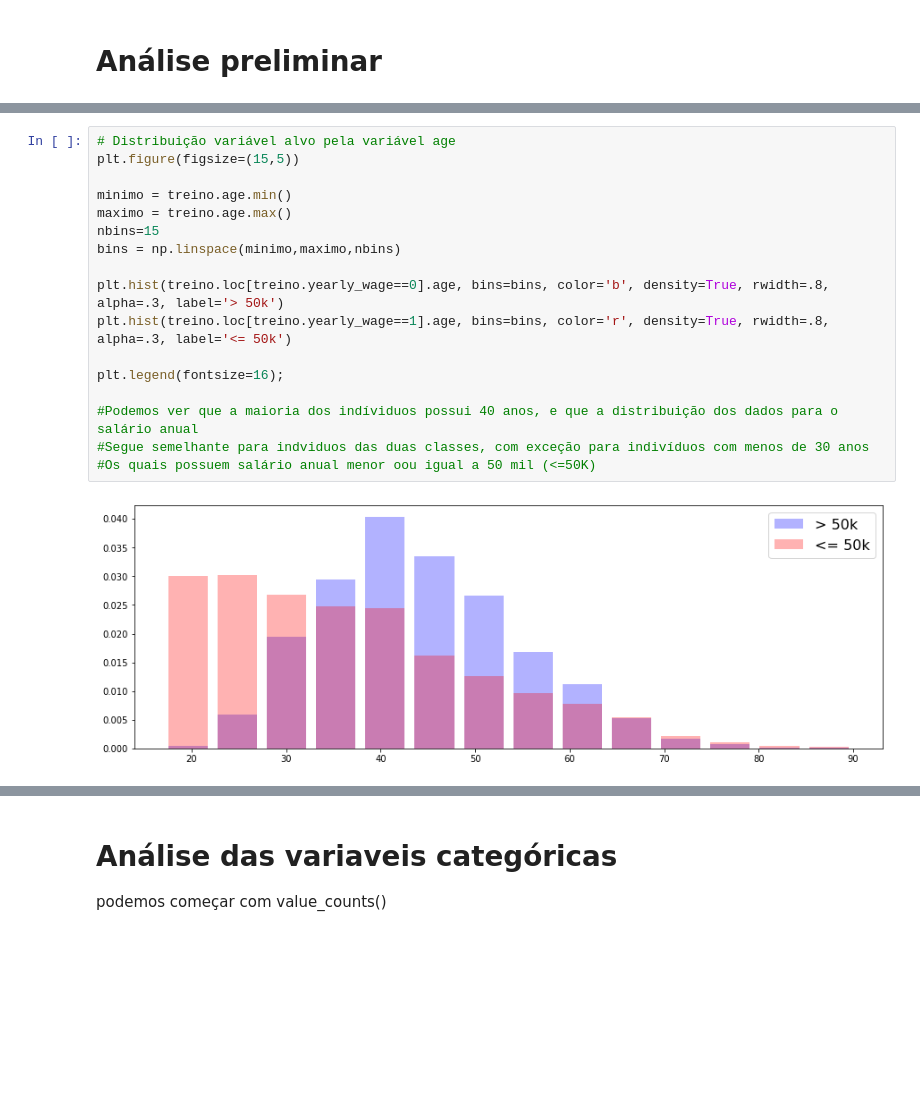
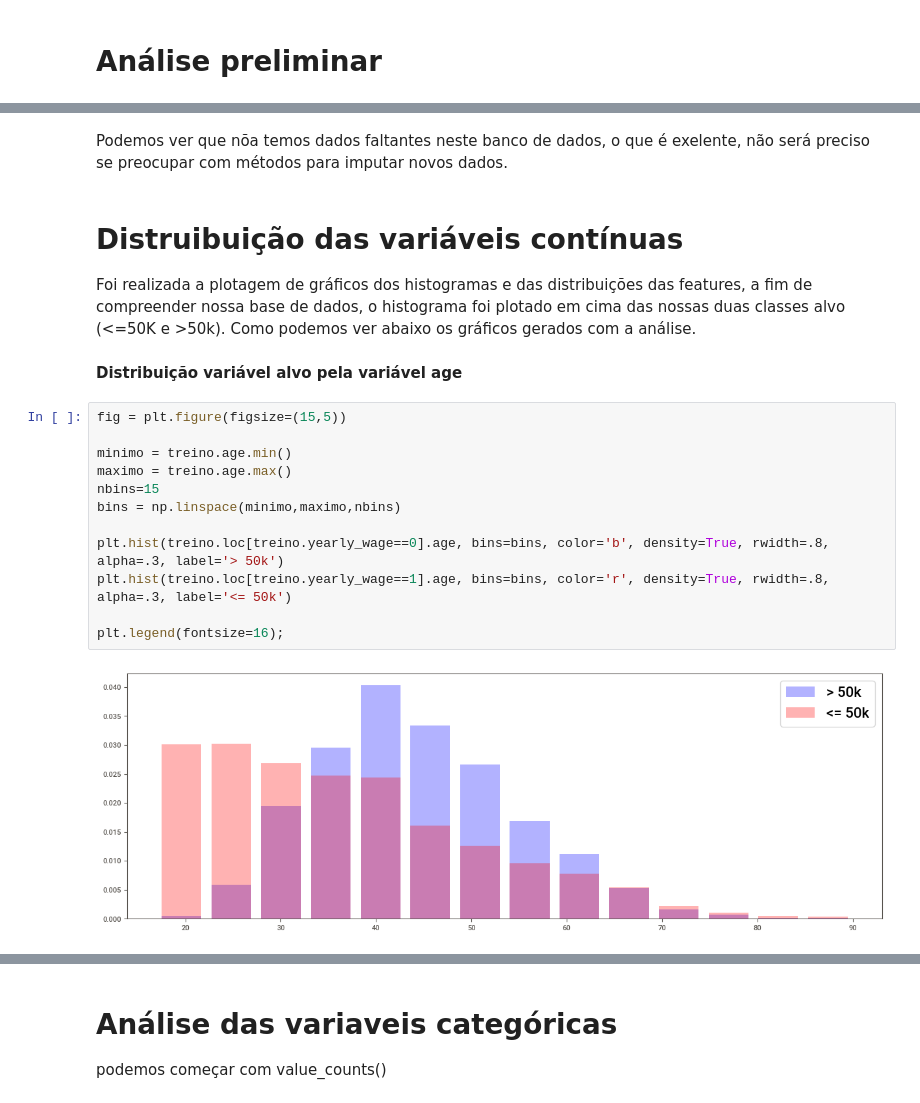
Before and after one commit to Henriquerezer/Machine_Learning, a Jupyter notebook: Desafio_INDICIUM/Análise_dos_dados.ipynb, the cells around one changed output, grey strips where cells are left out. Drawn from its saved outputs; the diff is of its cells as text; blank space fills up the shorter version.

```diff
--- a/Desafio_INDICIUM/Análise_dos_dados.ipynb
+++ b/Desafio_INDICIUM/Análise_dos_dados.ipynb
@@ -51,19 +71,22 @@ msno.matrix(treino,figsize=(20,4));
+# %% [markdown]
+Podemos ver que nõa temos dados faltantes neste banco de dados,
+o que é exelente, não será preciso se preocupar com métodos para imputar novos dados.
+# %% [markdown]
+# Distruibuição das variáveis contínuas
+Foi realizada a plotagem de gráficos dos histogramas e das distribuições das features, a fim de compreender nossa base de dados, o histograma foi plotado em cima das nossas duas classes alvo (<=50K e >50k). Como podemos ver abaixo os gráficos gerados com a análise.
+# %% [markdown]
+**Distribuição variável alvo pela variável age**
 # %%
-# Distribuição variável alvo pela variável age
-plt.figure(figsize=(15,5))
+fig = plt.figure(figsize=(15,5))
 
 minimo = treino.age.min()
 maximo = treino.age.max()
 nbins=15
 bins = np.linspace(minimo,maximo,nbins)
 
 plt.hist(treino.loc[treino.yearly_wage==0].age, bins=bins, color='b', density=True, rwidth=.8, alpha=.3, label='> 50k')
 plt.hist(treino.loc[treino.yearly_wage==1].age, bins=bins, color='r', density=True, rwidth=.8, alpha=.3, label='<= 50k')
 
 plt.legend(fontsize=16);
-
-#Podemos ver que a maioria dos indíviduos possui 40 anos, e que a distribuição dos dados para o salário anual
-#Segue semelhante para indviduos das duas classes, com exceção para indivíduos com menos de 30 anos
-#Os quais possuem salário anual menor oou igual a 50 mil (<=50K)
 # %% [output]
-[figure, old version]
+[figure, new version]
```
Also changed, not shown: parts of 58 cells of this notebook.
